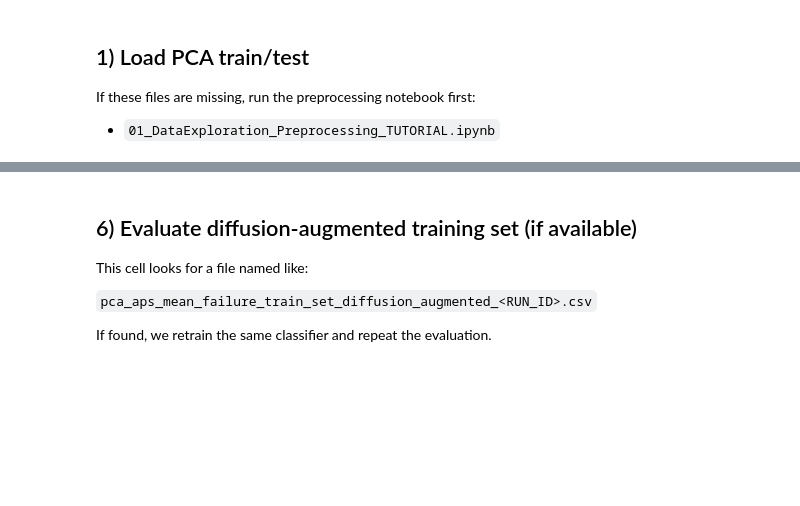
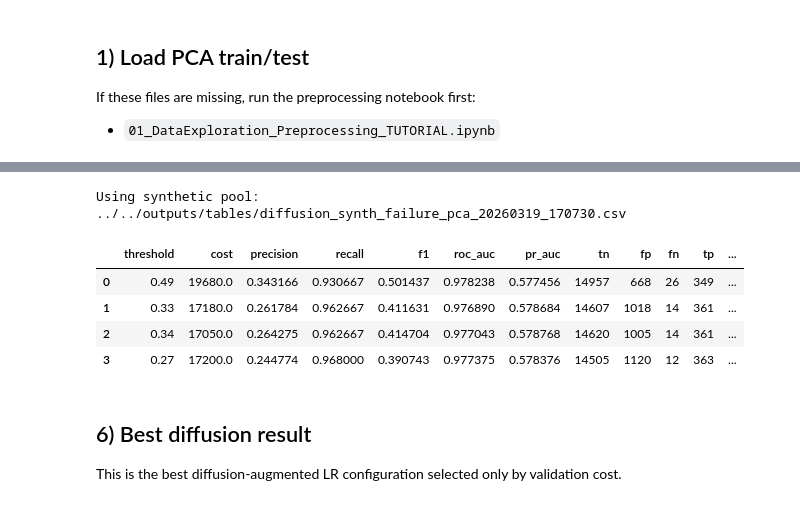
Before and after one commit to rulala/ieee-diffusion-demo, a Jupyter notebook: notebooks/aps/04_Cost_Sensitive_Evaluation_TUTORIAL.ipynb, the cells around one changed output, grey strips where cells are left out. Cells and saved outputs as stored; diff of their text form; code cells hidden in the pictures; blank space fills up the shorter version.

```diff
--- a/notebooks/aps/04_Cost_Sensitive_Evaluation_TUTORIAL.ipynb
+++ b/notebooks/aps/04_Cost_Sensitive_Evaluation_TUTORIAL.ipynb
@@ -156,12 +230,46 @@ plt.show()
 # %%
-baseline_test = metrics_summary(y_test, test_prob, threshold=best_th)
-baseline_test
+synth_candidates = sorted(glob.glob("../../outputs/tables/diffusion_synth_failure_pca_*.csv"))
+if not synth_candidates:
+    raise FileNotFoundError(
+        "No synthetic pool found. Run the diffusion notebook to generate ../../outputs/tables/diffusion_synth_failure_pca_<RUN_ID>.csv first."
+    )
+
+synth_path = Path(synth_candidates[-1])
+print("Using synthetic pool:", synth_path)
+
+synth_df = pd.read_csv(synth_path)
+current_minority = int((train_df["class"] == 1).sum())
+candidate_targets = [t for t in TARGET_MINORITY_TOTALS if t > current_minority]
+
+diffusion_results = []
+diffusion_tuning_tables = {}
+diffusion_best = None
+
+for target in candidate_targets:
+    aug_df = build_diffusion_augmented_df(train_df, synth_df, target)
+    result, tuning_df, best_cfg = tune_lr_on_dataframe(
+        aug_df,
+        pc_cols,
+        X_test,
+        y_test,
+        name=f"diffusion_augmented_lr_target{target}",
+    )
+    result["target_minority_total"] = int(target)
+    diffusion_results.append(result)
+    diffusion_tuning_tables[target] = tuning_df
+    if diffusion_best is None or result["val_best_cost"] < diffusion_best["val_best_cost"]:
+        diffusion_best = result
+
+pd.DataFrame(diffusion_results).sort_values("val_best_cost").reset_index(drop=True)
+# %% [output]
+Using synthetic pool: ../../outputs/tables/diffusion_synth_failure_pca_20260319_170730.csv
+|  | threshold | cost | precision | recall | f1 | roc_auc | pr_auc | tn | fp | fn | tp | ... |
+| 0 | 0.49 | 19680.0 | 0.343166 | 0.930667 | 0.501437 | 0.978238 | 0.577456 | 14957 | 668 | 26 | 349 | ... |
+| 1 | 0.33 | 17180.0 | 0.261784 | 0.962667 | 0.411631 | 0.976890 | 0.578684 | 14607 | 1018 | 14 | 361 | ... |
+| 2 | 0.34 | 17050.0 | 0.264275 | 0.962667 | 0.414704 | 0.977043 | 0.578768 | 14620 | 1005 | 14 | 361 | ... |
+| 3 | 0.27 | 17200.0 | 0.244774 | 0.968000 | 0.390743 | 0.977375 | 0.578376 | 14505 | 1120 | 12 | 363 | ... |
 # %% [markdown]
-## 6) Evaluate diffusion-augmented training set (if available)
+## 6) Best diffusion result
 
-This cell looks for a file named like:
-
-`pca_aps_mean_failure_train_set_diffusion_augmented_<RUN_ID>.csv`
-
-If found, we retrain the same classifier and repeat the evaluation.
+This is the best diffusion-augmented LR configuration selected only by validation cost.
 # %%
```
Also changed, not shown: parts of 15 cells of this notebook, 6 other files.
